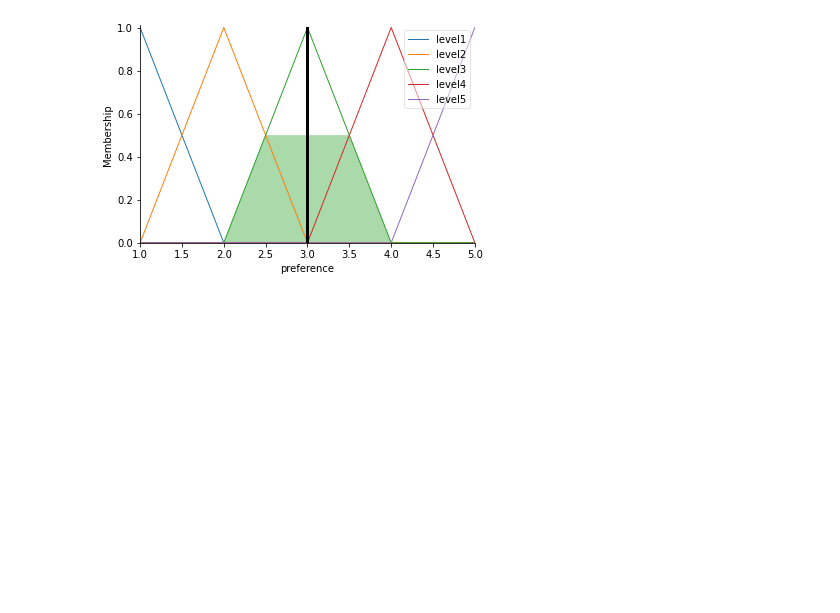
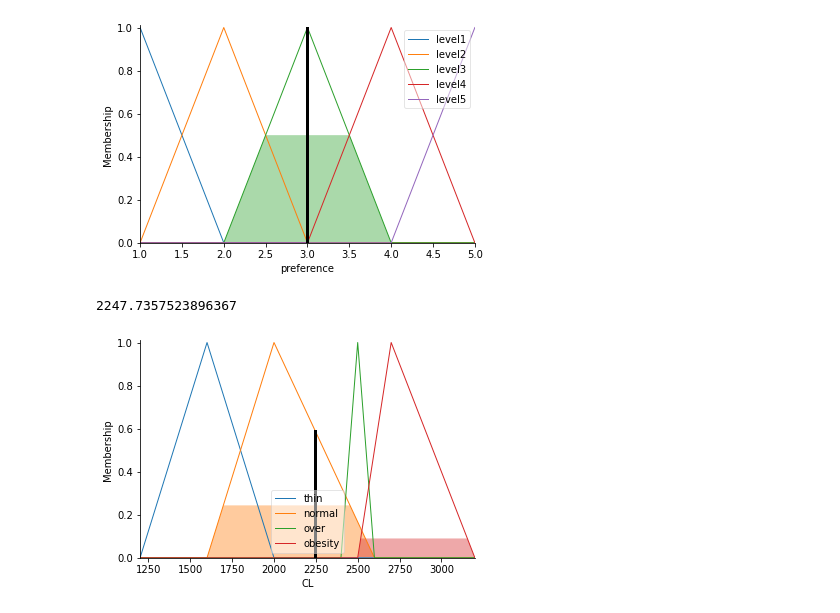
Before and after one commit to TRANTHITHUYTIEN20104061/Tr-n-Th-Th-y-Ti-n-20104061, a Jupyter notebook: BT_bài_báo.ipynb, the cells around one changed output. Cells and saved outputs as stored; diff of their text form; code cells hidden in the pictures; blank space fills up the shorter version.

```diff
--- a/BT_bài_báo.ipynb
+++ b/BT_bài_báo.ipynb
@@ -327,3 +327,68 @@ preference.view(sim=suface)
 # %% [output]
 3.0
 [figure]
+# %%
+#BMI
+import numpy as np
+import skfuzzy as fuzz
+from skfuzzy import control as ctrl
+
+BMI = ctrl.Antecedent(np.arange(0,101,1),'BMI')
+BMR = ctrl.Antecedent(np.arange(600,3501,1),'BMR')
+CL= ctrl.Consequent(np.arange(1200,3201,1),'CL')
+
+BMI['thin']=fuzz.trimf(BMI.universe,[0,17,18.5])
+BMI['normal']=fuzz.trimf(BMI.universe,[18.5,20,25])
+BMI['over']=fuzz.trimf(BMI.universe,[25,26,27])
+BMI['obesity']=fuzz.trimf(BMI.universe,[27,100,100])
+
+BMR['thin']=fuzz.trimf(BMR.universe,[600,600,1000])
+BMR['normal']=fuzz.trimf(BMR.universe,[1000,1250,1500])
+BMR['over']=fuzz.trimf(BMR.universe,[1500,2000,2500])
+BMR['obesity']=fuzz.trimf(BMR.universe,[2500,3000,3500])
+
+CL['thin']=fuzz.trimf(CL.universe,[1200,1600,2000])
+CL['normal']=fuzz.trimf(CL.universe,[1600,2000,2600])
+CL['over']=fuzz.trimf(CL.universe,[2400,2500,2600])
+CL['obesity']=fuzz.trimf(CL.universe,[2500,2700,3200])
+
+
+rule1=ctrl.Rule(BMI['thin'] & BMR['thin'],CL['obesity'])
+rule2=ctrl.Rule(BMI['thin'] & BMR['normal'],CL['obesity'])
+rule3=ctrl.Rule(BMI['thin'] & BMR['over'],CL['normal'])
+rule4=ctrl.Rule(BMI['thin'] & BMR['obesity'],CL['normal'])
+
+rule5=ctrl.Rule(BMI['normal'] & BMR['thin'],CL['obesity'])
+rule6=ctrl.Rule(BMI['normal'] & BMR['normal'],CL['normal'])
+rule7=ctrl.Rule(BMI['normal'] & BMR['over'],CL['thin'])
+rule8=ctrl.Rule(BMI['normal'] & BMR['obesity'],CL['thin'])
+
+rule9=ctrl.Rule(BMI['over'] & BMR['thin'],CL['normal'])
+rule10=ctrl.Rule(BMI['over'] & BMR['normal'],CL['normal'])
+rule11=ctrl.Rule(BMI['over'] & BMR['over'],CL['thin'])
+rule12=ctrl.Rule(BMI['over'] & BMR['obesity'],CL['thin'])
+
+rule13=ctrl.Rule(BMI['obesity'] & BMR['thin'],CL['thin'])
+rule14=ctrl.Rule(BMI['obesity'] & BMR['normal'],CL['thin'])
+rule15=ctrl.Rule(BMI['obesity'] & BMR['over'],CL['thin'])
+rule16=ctrl.Rule(BMI['obesity'] & BMR['obesity'],CL['thin'])
+
+CLR_ctrl = ctrl.ControlSystem([rule1,rule2,rule3,rule4,rule5,rule6,rule7,rule8,rule9,rule10,rule11,rule12,rule13,rule14,rule15,rule16])
+CLR=ctrl.ControlSystemSimulation(CLR_ctrl)
+weight =45
+height = 155
+age = 20
+sex = 'male'
+BMI1 = weight/(height/100)**2
+if sex =='male' :
+  BMR1 = 10*weight+6.25*height-5*age+5
+if sex =='female':
+  BMR1 = 10*weight+6.25*height-5*age-161
+CLR.input['BMI']=BMI1
+CLR.input['BMR']=BMR1
+CLR.compute()
+print(CLR.output["CL"])
+CL.view(sim=CLR)
+# %% [output]
+2247.7357523896367
+[figure, added]
```
Also changed, not shown: parts of 1 cell of this notebook.
